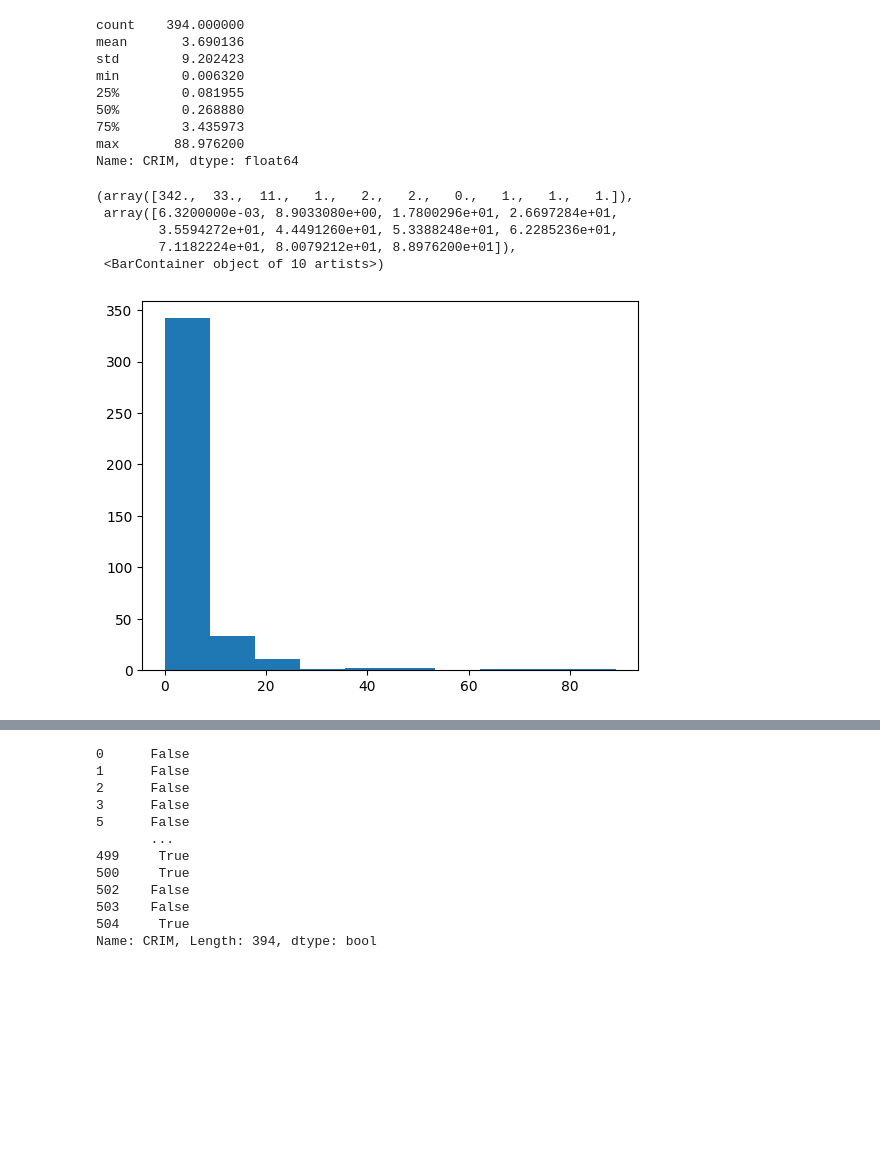
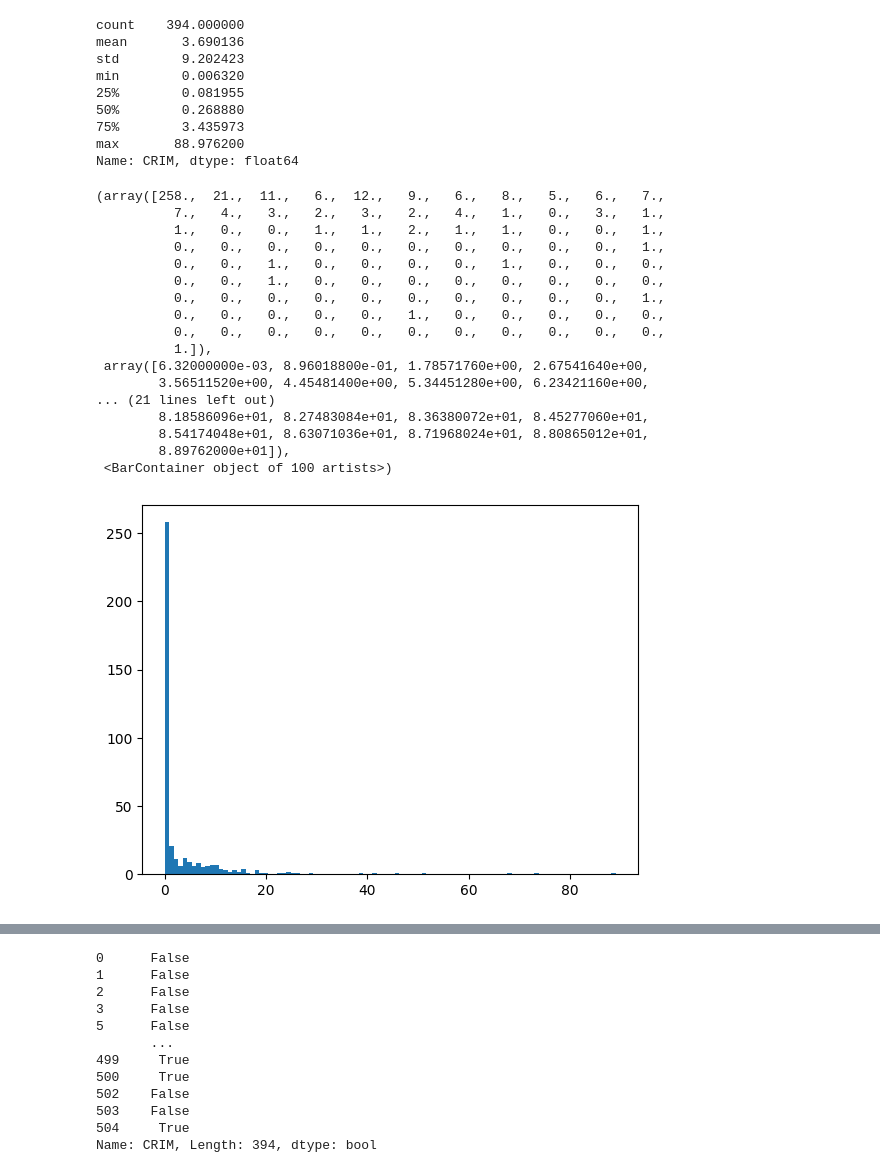
Before and after one commit to morey-ow/cs2521-summer2023, a Jupyter notebook: chapter11notes.ipynb, the cells around one changed output, grey strips where cells are left out. Saved outputs shown, nothing was run; the diff lists cells and outputs as text; code cells hidden in the pictures; blank space fills up the shorter version.

```diff
--- a/chapter11notes.ipynb
+++ b/chapter11notes.ipynb
@@ -212,11 +229,23 @@ min        0.006320
 max       88.976200
 Name: CRIM, dtype: float64
 # %%
-plt.hist(crime)
+plt.hist(crime, bins=100)
 # %% [output]
-(array([342.,  33.,  11.,   1.,   2.,   2.,   0.,   1.,   1.,   1.]),
- array([6.3200000e-03, 8.9033080e+00, 1.7800296e+01, 2.6697284e+01,
-        3.5594272e+01, 4.4491260e+01, 5.3388248e+01, 6.2285236e+01,
-        7.1182224e+01, 8.0079212e+01, 8.8976200e+01]),
- <BarContainer object of 10 artists>)
+(array([258.,  21.,  11.,   6.,  12.,   9.,   6.,   8.,   5.,   6.,   7.,
+          7.,   4.,   3.,   2.,   3.,   2.,   4.,   1.,   0.,   3.,   1.,
+          1.,   0.,   0.,   1.,   1.,   2.,   1.,   1.,   0.,   0.,   1.,
+          0.,   0.,   0.,   0.,   0.,   0.,   0.,   0.,   0.,   0.,   1.,
+          0.,   0.,   1.,   0.,   0.,   0.,   0.,   1.,   0.,   0.,   0.,
+          0.,   0.,   1.,   0.,   0.,   0.,   0.,   0.,   0.,   0.,   0.,
+          0.,   0.,   0.,   0.,   0.,   0.,   0.,   0.,   0.,   0.,   1.,
+          0.,   0.,   0.,   0.,   0.,   1.,   0.,   0.,   0.,   0.,   0.,
+          0.,   0.,   0.,   0.,   0.,   0.,   0.,   0.,   0.,   0.,   0.,
+          1.]),
+ array([6.32000000e-03, 8.96018800e-01, 1.78571760e+00, 2.67541640e+00,
+        3.56511520e+00, 4.45481400e+00, 5.34451280e+00, 6.23421160e+00,
+... (21 lines left out)
+        8.18586096e+01, 8.27483084e+01, 8.36380072e+01, 8.45277060e+01,
+        8.54174048e+01, 8.63071036e+01, 8.71968024e+01, 8.80865012e+01,
+        8.89762000e+01]),
+ <BarContainer object of 100 artists>)
-[figure, old version]
+[figure, new version]
```
Also changed, not shown: parts of 13 cells of this notebook, 1 other file.
